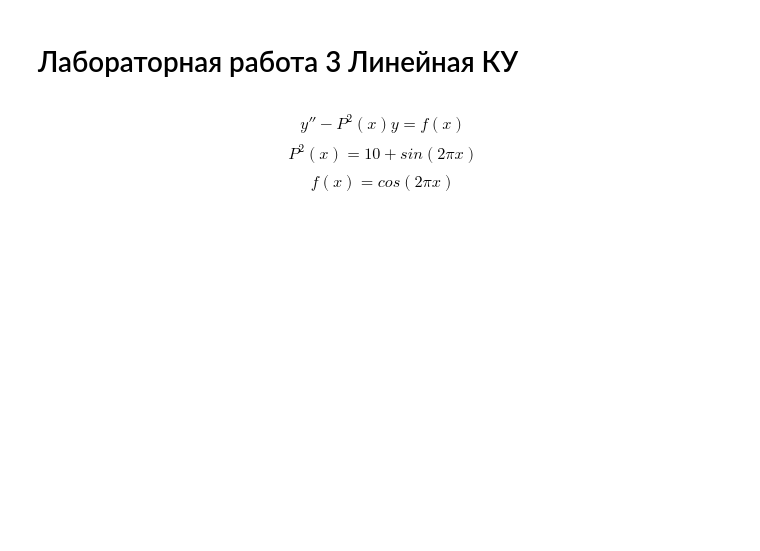
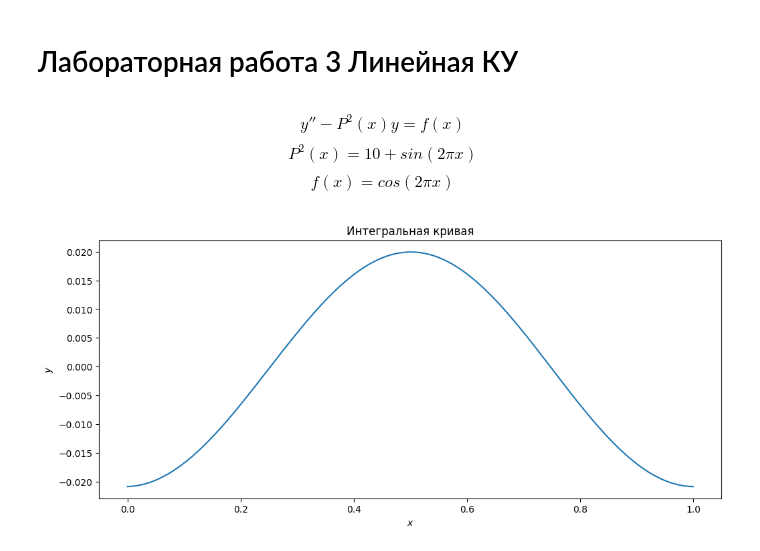
Before and after one commit to vlad-cool/MiptCompMath, a Jupyter notebook: task6.ipynb, the cells around one changed output. Saved outputs shown, nothing was run; the diff lists cells and outputs as text; code cells hidden in the pictures; blank space fills up the shorter version.

```diff
--- a/task6.ipynb
+++ b/task6.ipynb
@@ -593,3 +635,54 @@ plot_solutions(methods, multidimensionals_solution=True)
 $$y''-P^2(x)y=f(x)$$
 $$P^2(x) = 10 + sin(2 \pi x)$$
 $$f(x) = cos(2 \pi x)$$
+# %%
+def f(x):
+    return np.cos(2 * np.pi * x)
+
+def P2(x):
+    return 10 + np.sin(2 * np.pi * x)
+
+h = 0.005
+
+x_0 = 0
+x_N = 1
+
+N = int(np.round((x_N - x_0) / h)) + 1
+
+A = np.zeros((N, N))
+b = np.zeros(N)
+
+for i in range(N):
+    A[i][(i + 1) % N] = 1 / h**2
+    A[i][(i + 0) % N] = -2 / h**2 - P2(i * h)
+    A[i][(i - 1) % N] = 1 / h**2
+
+    b[i] = f(i * h)
+
+for i in range(1, N):
+    b[i] -= b[i - 1] * A[i][i - 1] / A[i - 1][i - 1]
+    A[i] -= A[i - 1] * A[i][i - 1] / A[i - 1][i - 1]
+
+for i in range(0, N - 1):
+    b[N - 1] -= b[i] * A[N - 1][i] / A[i][i]
+    A[N - 1] -= A[i] * A[N - 1][i] / A[i][i]
+
+for i in range(0, N - 1):
+    b[i] -= b[N - 1] * A[i][N - 1] / A[N - 1][N - 1]
+    A[i] -= A[N - 1] * A[i][N - 1] / A[N - 1][N - 1]
+
+for i in range(N - 2, -1, -1):
+    b[i] -= b[i + 1] * A[i][i + 1] / A[i + 1][i + 1]
+    A[i] -= A[i + 1] * A[i][i + 1] / A[i + 1][i + 1]
+
+for i in range(N):
+    b[i] /= A[i][i]
+
+plt.figure(figsize=(12, 5))
+plt.plot(np.linspace(x_0, x_N, N), b)
+plt.xlabel("$x$")
+plt.ylabel("$y$")
+plt.title("Интегральная кривая")
+plt.show()
+# %% [output]
+[figure, added]
```
Also changed, not shown: parts of 6 cells of this notebook.
